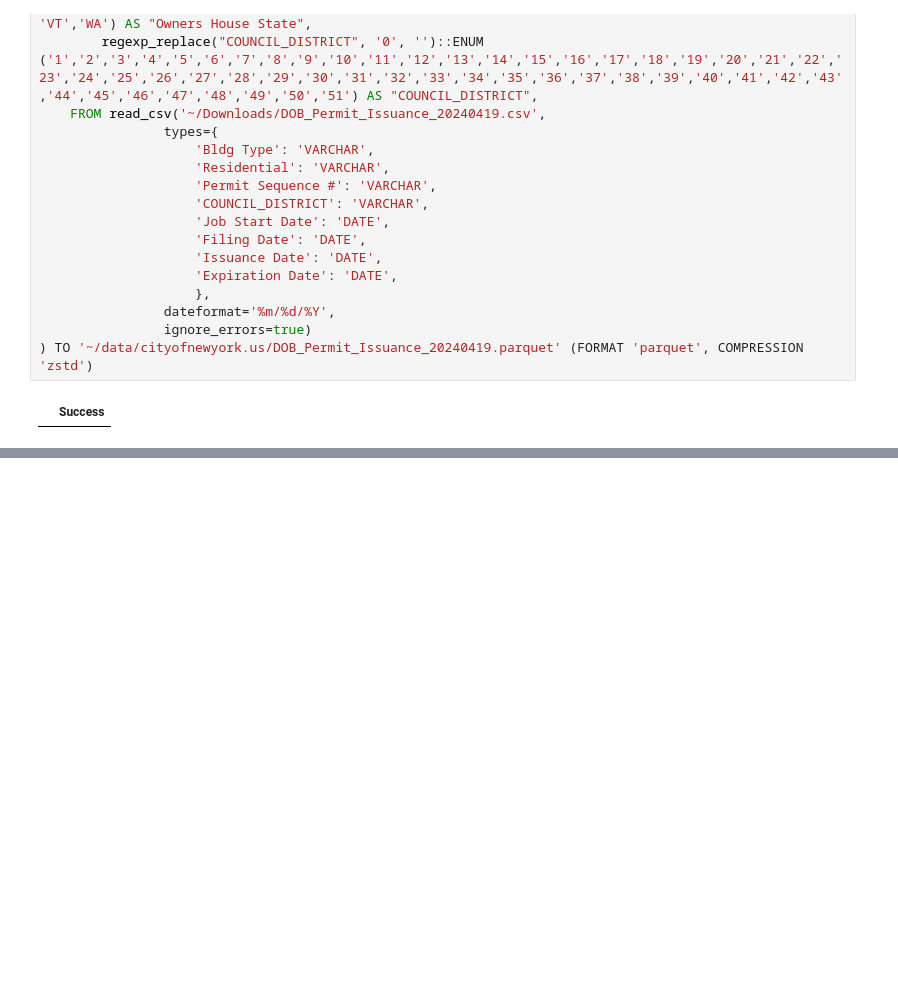
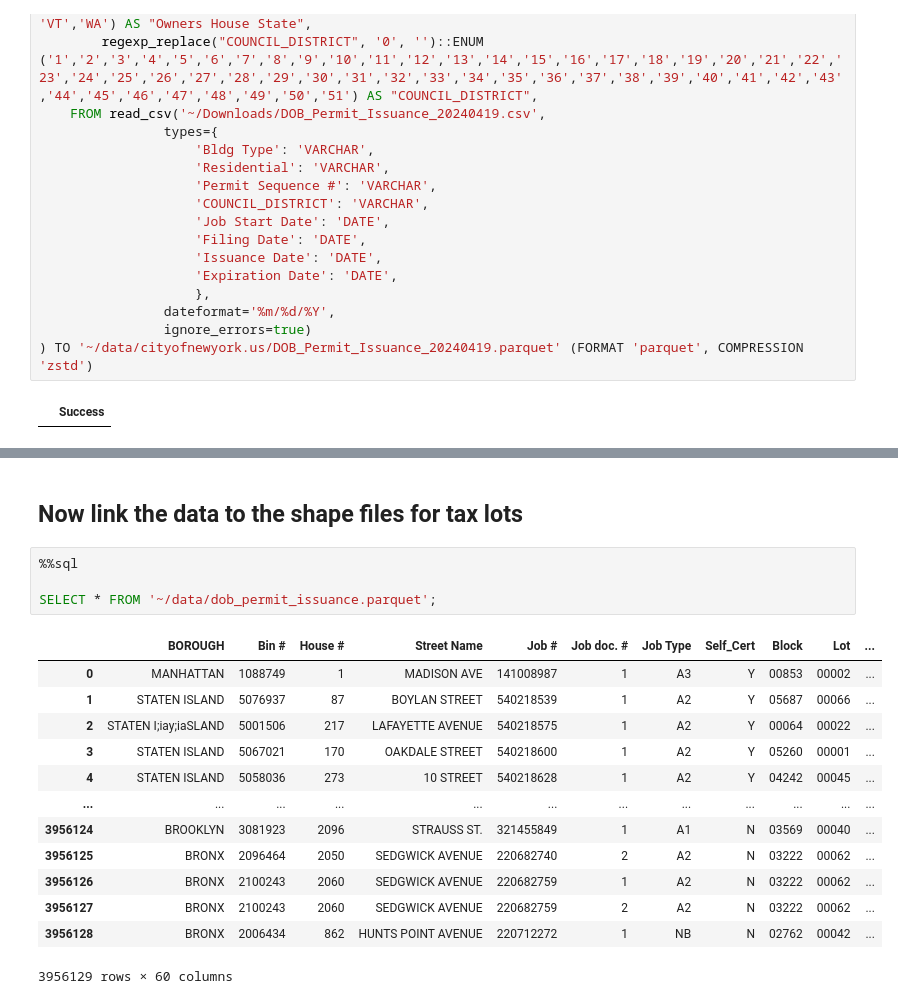
Before and after one commit to jaanli/new-york-real-estate, a Jupyter notebook: notebooks/nyc.gov_department_of_buildings_permit_issuance_data_processing.ipynb, the cells around one changed output, grey strips where cells are left out. Saved outputs shown, nothing was run; the diff lists cells and outputs as text; blank space fills up the shorter version.

```diff
--- a/notebooks/nyc.gov_department_of_buildings_permit_issuance_data_processing.ipynb
+++ b/notebooks/nyc.gov_department_of_buildings_permit_issuance_data_processing.ipynb
@@ -585,0 +745,20 @@ COPY(
+# %% [markdown]
+## Now link the data to the shape files for tax lots
+# %%
+%%sql
+
+SELECT * FROM '~/data/dob_permit_issuance.parquet';
+# %% [output]
+|  | BOROUGH | Bin # | House # | Street Name | Job # | Job doc. # | Job Type | Self_Cert | Block | Lot | ... |
+| 0 | MANHATTAN | 1088749 | 1 | MADISON AVE | 141008987 | 1 | A3 | Y | 00853 | 00002 | ... |
+| 1 | STATEN ISLAND | 5076937 | 87 | BOYLAN STREET | 540218539 | 1 | A2 | Y | 05687 | 00066 | ... |
+| 2 | STATEN I;iay;iaSLAND | 5001506 | 217 | LAFAYETTE AVENUE | 540218575 | 1 | A2 | Y | 00064 | 00022 | ... |
+| 3 | STATEN ISLAND | 5067021 | 170 | OAKDALE STREET | 540218600 | 1 | A2 | Y | 05260 | 00001 | ... |
+| 4 | STATEN ISLAND | 5058036 | 273 | 10 STREET | 540218628 | 1 | A2 | Y | 04242 | 00045 | ... |
+| ... | ... | ... | ... | ... | ... | ... | ... | ... | ... | ... | ... |
+| 3956124 | BROOKLYN | 3081923 | 2096 | STRAUSS ST. | 321455849 | 1 | A1 | N | 03569 | 00040 | ... |
+| 3956125 | BRONX | 2096464 | 2050 | SEDGWICK AVENUE | 220682740 | 2 | A2 | N | 03222 | 00062 | ... |
+| 3956126 | BRONX | 2100243 | 2060 | SEDGWICK AVENUE | 220682759 | 1 | A2 | N | 03222 | 00062 | ... |
+| 3956127 | BRONX | 2100243 | 2060 | SEDGWICK AVENUE | 220682759 | 2 | A2 | N | 03222 | 00062 | ... |
+| 3956128 | BRONX | 2006434 | 862 | HUNTS POINT AVENUE | 220712272 | 1 | NB | N | 02762 | 00042 | ... |
+3956129 rows × 60 columns
```
Also changed, not shown: parts of 7 cells of this notebook, 3 other files.
